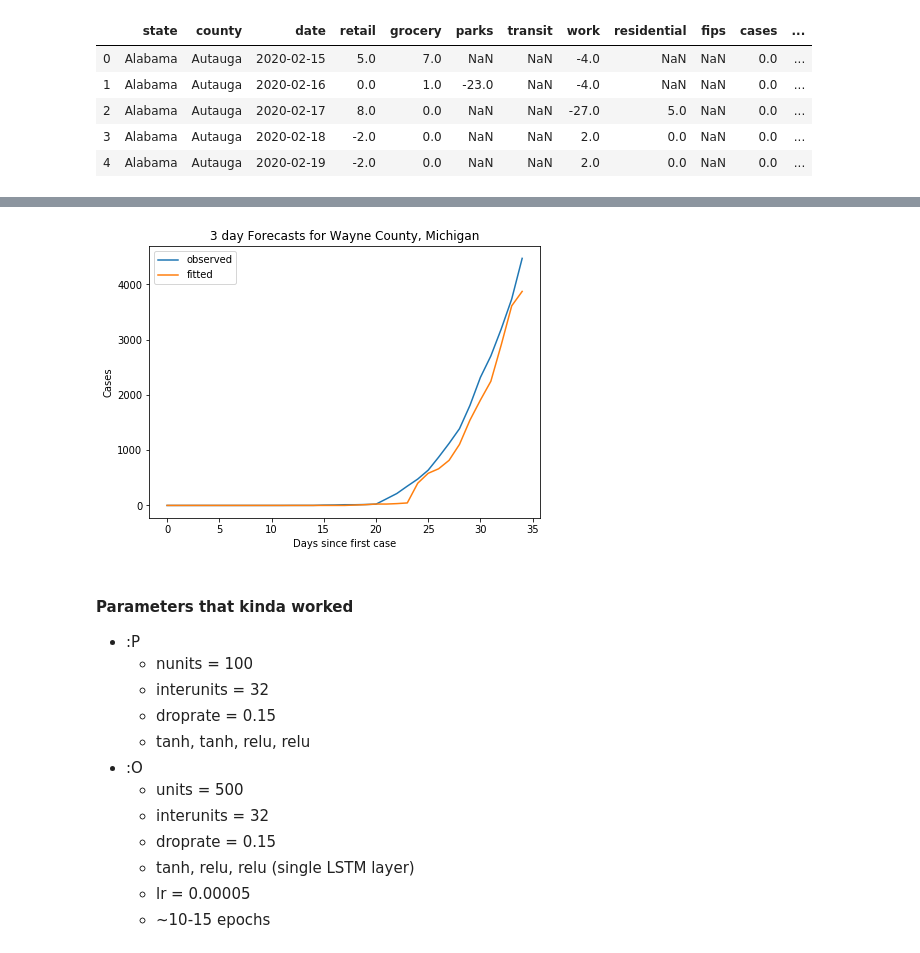
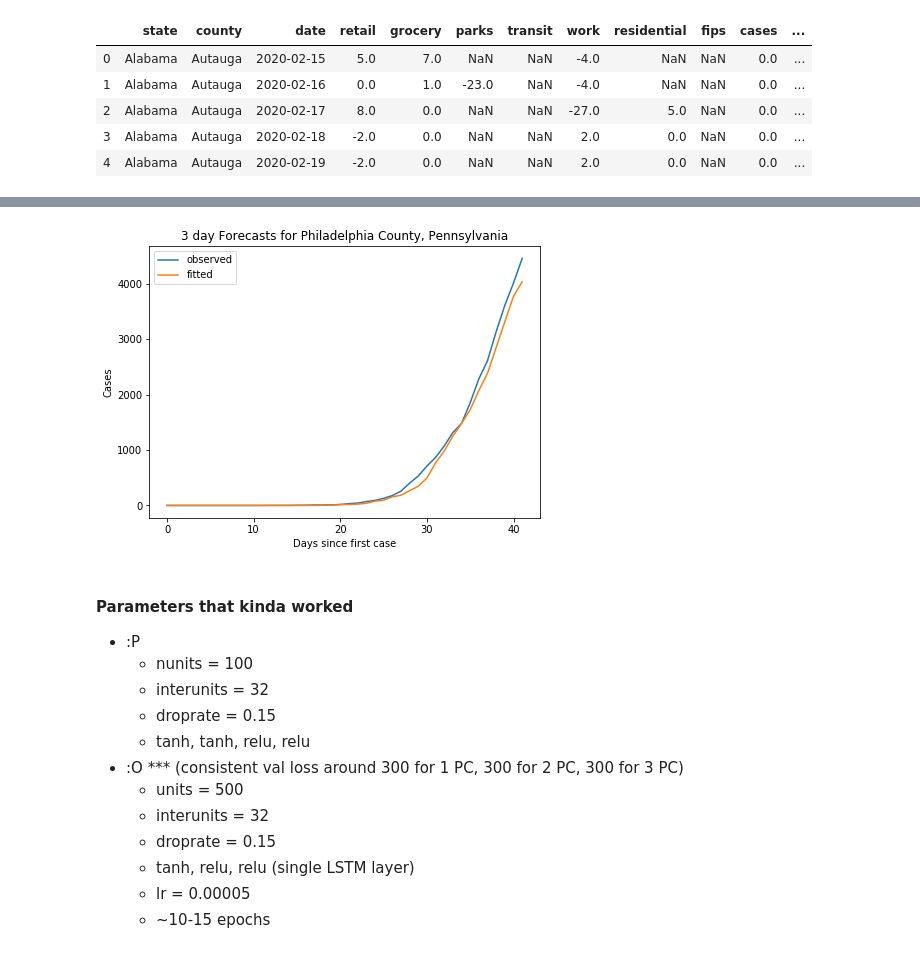
Before and after one commit to dafriedman97/COVID19_forecasts, a Jupyter notebook: FinalProj.ipynb, the cells around one changed output, grey strips where cells are left out. Cells and saved outputs as stored; diff of their text form; code cells hidden in the pictures.

```diff
--- a/FinalProj.ipynb
+++ b/FinalProj.ipynb
@@ -173,5 +167,12 @@ counties = np.loadtxt('models/counties.csv', delimiter = ',', dtype = str)
+# %%
+X = np.loadtxt(f'models/X{N_COMPONENTS}.csv', delimiter = ',').reshape(nsamples, nback, len(predictors))
+y = np.loadtxt(f'models/y{N_COMPONENTS}.csv', delimiter = ',')
+states = np.loadtxt(f'models/states{N_COMPONENTS}.csv', delimiter = ',', dtype = str)
+counties = np.loadtxt(f'models/counties{N_COMPONENTS}.csv', delimiter = ',', dtype = str)
 # %%
-smallboys = y.max(1) < 5000
+# To enact a maximum limit
+MAXVAL = 5000
+smallboys = y.max(1) < MAXVAL
 X = X[smallboys]
 y = y[smallboys]
 counties = counties[smallboys]
@@ -185,8 +186,8 @@ optimizer = optimizers.Adam(learning_rate = 0.000025)
 inputs = Input(shape = (nback, len(predictors)), name = 'inputs')
 # layer = LSTM(units = nunits, return_sequences = True, name = 'lstm1', activation = 'tanh')(inputs)
 # layer = Dropout(rate = droprate, name = 'drop1')(layer)
-layer = LSTM(units = nunits, return_sequences = False, name = 'lstm2', activation = 'tanh')(inputs)
-layer = Dropout(rate = droprate, name = 'drop2')(layer)
+layer = LSTM(units = nunits, return_sequences = False, name = 'lstm1', activation = 'tanh')(inputs)
+layer = Dropout(rate = droprate, name = 'drop1')(layer)
 layer = Dense(interunits, activation = 'relu', name = 'inters')(layer)
 outputs = Dense(nahead, activation = 'relu', name = 'outputs')(layer)
 mod = Model(inputs, outputs, name = 'mod')
@@ -220,7 +216,9 @@ callbacks = [EarlyStopping(monitor = 'val_loss', patience = 3)]
 epochs = 40
 batch_size = 64
 validation_split = 0.15
+callbacks = [EarlyStopping(monitor = 'val_loss', patience = 5)]
 verbose = 1
+
 history = mod.fit(X,
                   y,
                   batch_size = batch_size,
@@ -257,19 +271,19 @@ yhat = mod.predict(X)
 # %%
-county = 'Wayne'
-state = 'Michigan'
+county = 'Philadelphia'
+state = 'Pennsylvania'
 
 
 countyy = y[(counties == county) & (states == state)]
 countyyhat = yhat[(counties == county) & (states == state)]
 county_obs = len(countyy)
 
 fig, ax = plt.subplots(figsize = (7,5))
 d = 2
 sns.lineplot(range(county_obs), countyy[:,d], label = 'observed')
 sns.lineplot(range(county_obs), countyyhat[:,d], label = 'fitted')
 ax.set(xlabel = 'Days since first case', ylabel = 'Cases', title = f'{d + 1} day Forecasts for {county} County, {state}');
 # %% [output]
-[figure, old version]
+[figure, new version]
 # %% [markdown]
 #### Parameters that kinda worked
 - :P
@@ -277,7 +291,7 @@ ax.set(xlabel = 'Days since first case', ylabel = 'Cases', title = f'{d + 1} day
     - interunits = 32
     - droprate = 0.15
     - tanh, tanh, relu, relu
-- :O
+- :O *** (consistent val loss around 300 for 1 PC, 300 for 2 PC, 300 for 3 PC)
     - units = 500
     - interunits = 32
     - droprate = 0.15
```
Also changed, not shown: parts of 8 cells of this notebook.
